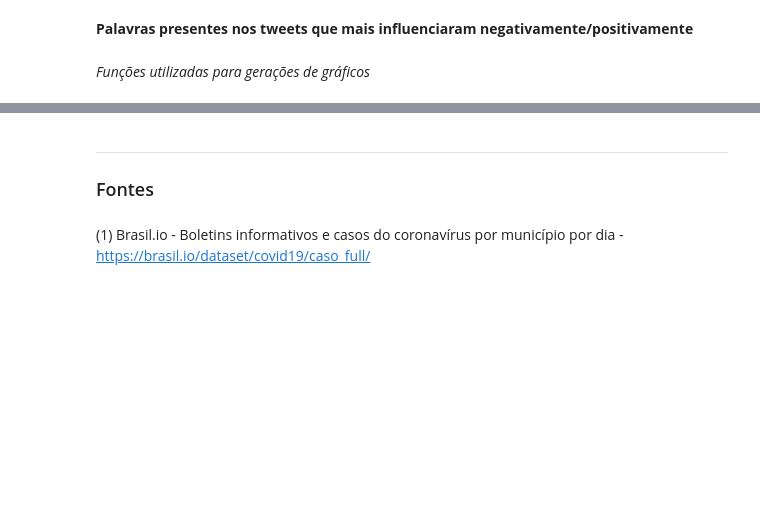
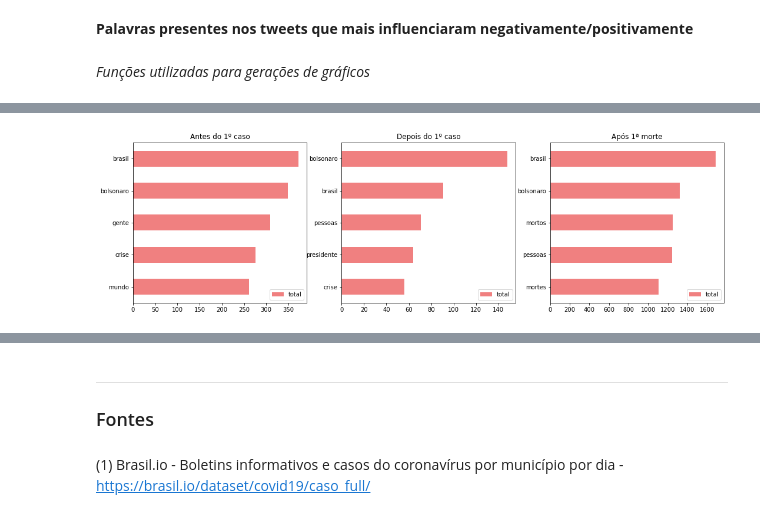
Before and after one commit to mariogmp/LCDIA, a Jupyter notebook: geocov19_brasil_04_resultados-Copy1.ipynb, the cells around one changed output, grey strips where cells are left out. Saved outputs shown, nothing was run; the diff lists cells and outputs as text; code cells hidden in the pictures; blank space fills up the shorter version.

```diff
--- a/geocov19_brasil_04_resultados-Copy1.ipynb
+++ b/geocov19_brasil_04_resultados-Copy1.ipynb
@@ -810,0 +682,22 @@ generate_bar_from_tokens_freq(all_tokens_pos, max_res, 'lightsteelblue', 10, 3,
+# %%
+def create_df_from_freq(dicts, max_res):
+    tokens_freq = return_tokens_freq(dicts, max_res)
+    df_words = pd.DataFrame().from_dict(tokens_freq, orient='index', columns=['total'])
+    df_words = df_words.sort_values(by = ['total'], ascending=[False])
+    df_words = df_words[:max_res]
+    df_words = df_words.sort_values(by = ['total'], ascending=[True])
+    return df_words
+# %%
+def generate_columns_with_bars(dicts1, dicts2, dicts3, max_res, color):
+
+    df1 = create_df_from_freq(dicts1, max_res)
+    df2 = create_df_from_freq(dicts2, max_res)
+    df3 = create_df_from_freq(dicts3, max_res)
+
+    fig, (ax1, ax2, ax3) = plt.subplots(ncols=3)
+
+    df1.plot(kind='barh', ax=ax1, color=color, title='Antes do 1º caso')
+    df2.plot(kind='barh', ax=ax2, color=color, title='Depois do 1º caso')
+    df3.plot(kind='barh', ax=ax3, color=color, title='Após 1ª morte')
+
+    plt.show()
@@ -810,0 +710,4 @@ generate_bar_from_tokens_freq(all_tokens_pos, max_res, 'lightsteelblue', 10, 3,
+# %%
+generate_columns_with_bars(df_cities_neg['tokens_neg_1'], df_cities_neg['tokens_neg_2'], df_cities_neg['tokens_neg_3'], max_bars_words, neg_back_bar_color)
+# %% [output]
+[figure, added]
```
Also changed, not shown: parts of 55 cells of this notebook, 2 other files.
